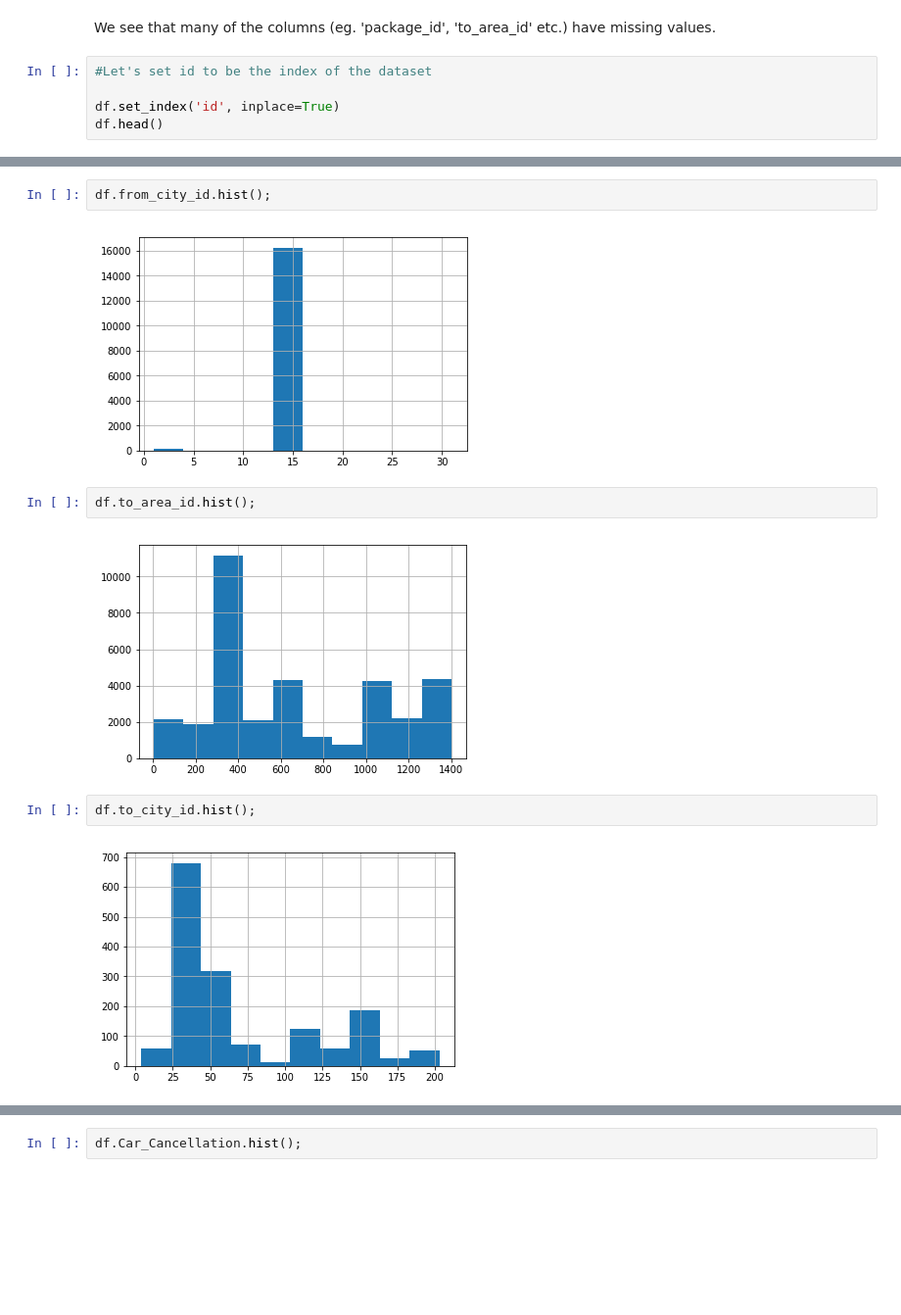
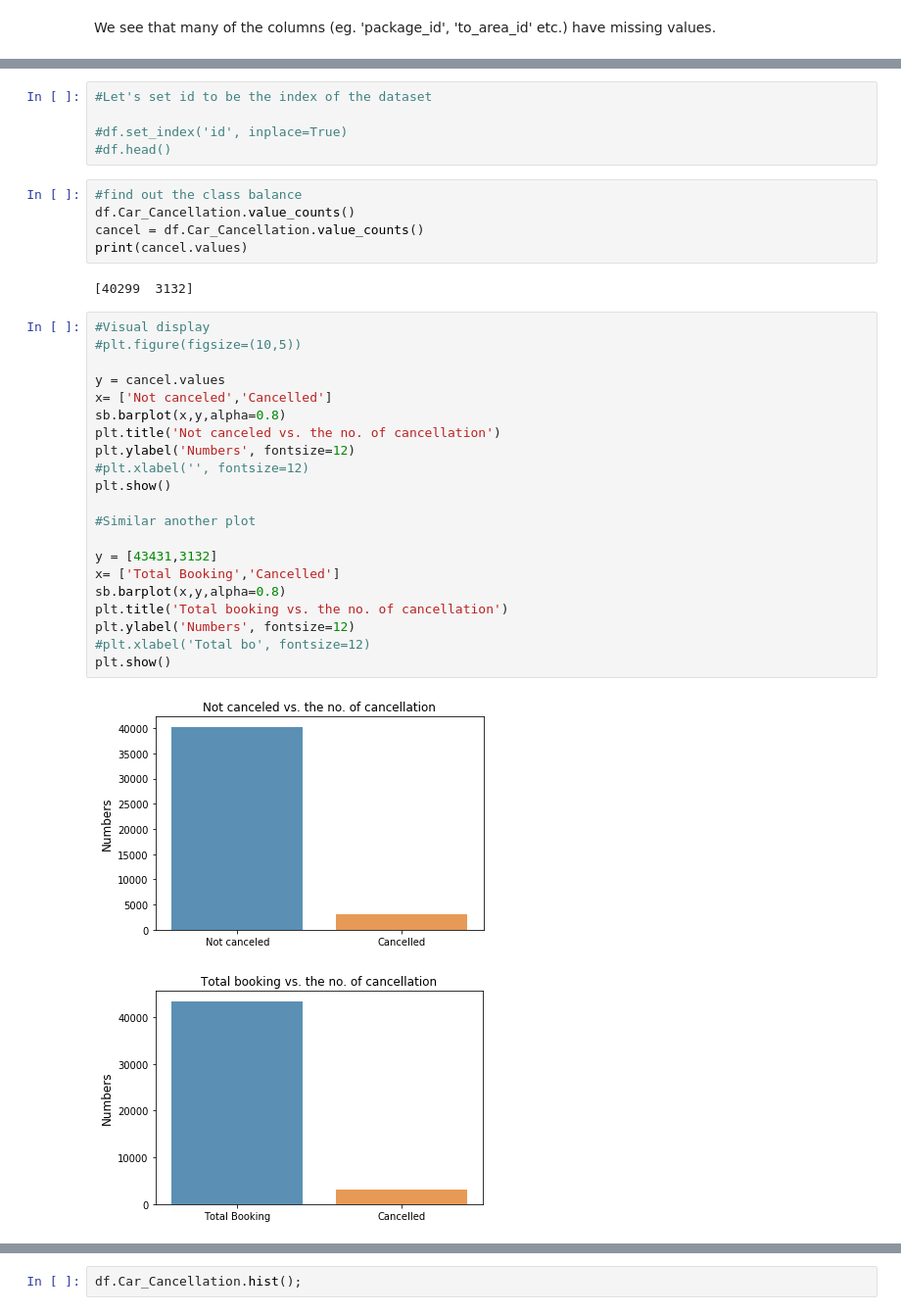
Before and after one commit to debisree/Springboard-Data-Science-Career-Track, a Jupyter notebook: predicting-cab-booking-cancellations.ipynb, the cells around one changed output, grey strips where cells are left out. Shown at 98% size. Saved outputs shown, nothing was run; the diff lists cells and outputs as text; blank space fills up the shorter version.

```diff
--- a/predicting-cab-booking-cancellations.ipynb
+++ b/predicting-cab-booking-cancellations.ipynb
@@ -79,7 +107,2 @@ df.describe()
 # %% [markdown]
 We see that many of the columns (eg. 'package_id', 'to_area_id' etc.) have missing values.
-# %%
-#Let's set id to be the index of the dataset
-
-df.set_index('id', inplace=True)
-df.head()
@@ -169,12 +109,36 @@ df.from_area_id.hist();
-# %%
-df.from_city_id.hist();
-# %% [output]
-[figure, removed]
-# %%
-df.to_area_id.hist();
-# %% [output]
-[figure, removed]
-# %%
-df.to_city_id.hist();
-# %% [output]
-[figure, removed]
+# %%
+#Let's set id to be the index of the dataset
+
+#df.set_index('id', inplace=True)
+#df.head()
+# %%
+#find out the class balance
+df.Car_Cancellation.value_counts()
+cancel = df.Car_Cancellation.value_counts()
+print(cancel.values)
+# %% [output]
+[40299  3132]
+# %%
+#Visual display
+#plt.figure(figsize=(10,5))
+
+y = cancel.values
+x= ['Not canceled','Cancelled']
+sb.barplot(x,y,alpha=0.8)
+plt.title('Not canceled vs. the no. of cancellation')
+plt.ylabel('Numbers', fontsize=12)
+#plt.xlabel('', fontsize=12)
+plt.show()
+
+#Similar another plot
+
+y = [43431,3132]
+x= ['Total Booking','Cancelled']
+sb.barplot(x,y,alpha=0.8)
+plt.title('Total booking vs. the no. of cancellation')
+plt.ylabel('Numbers', fontsize=12)
+#plt.xlabel('Total bo', fontsize=12)
+plt.show()
+# %% [output]
+[figure, added]
+[figure, added]
```
Also changed, not shown: parts of 41 cells of this notebook.
